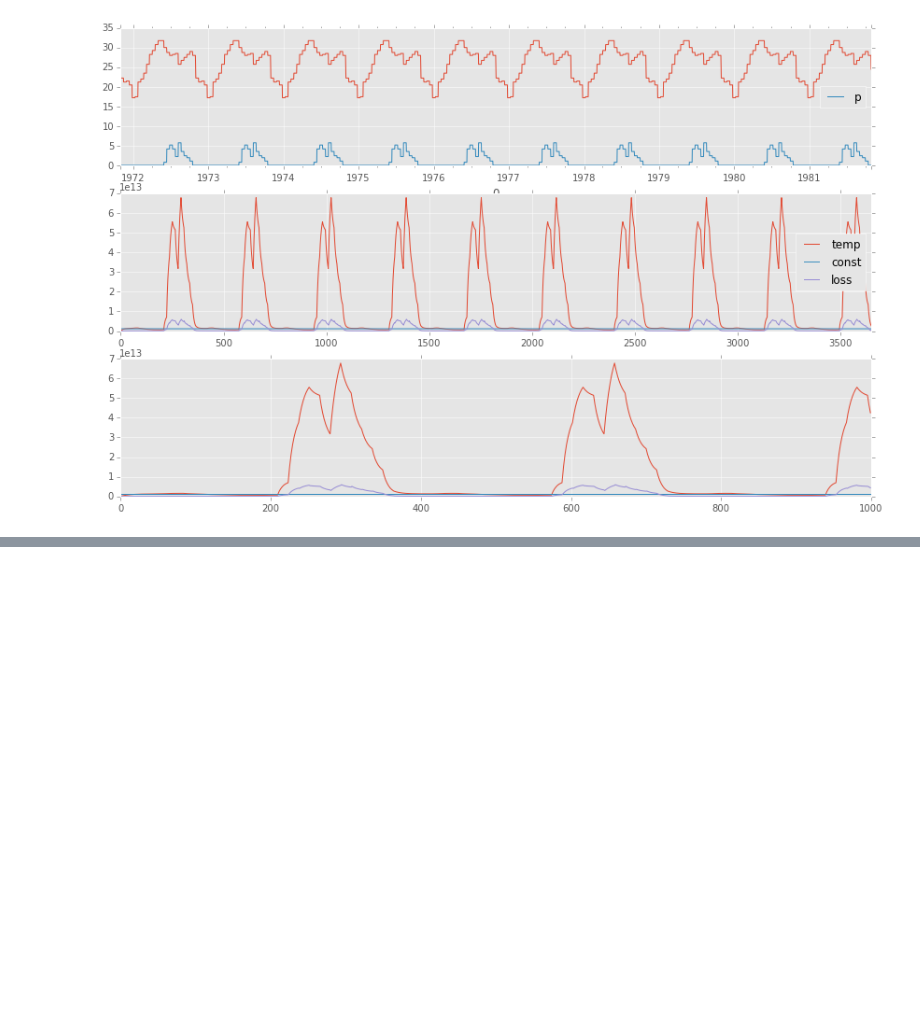
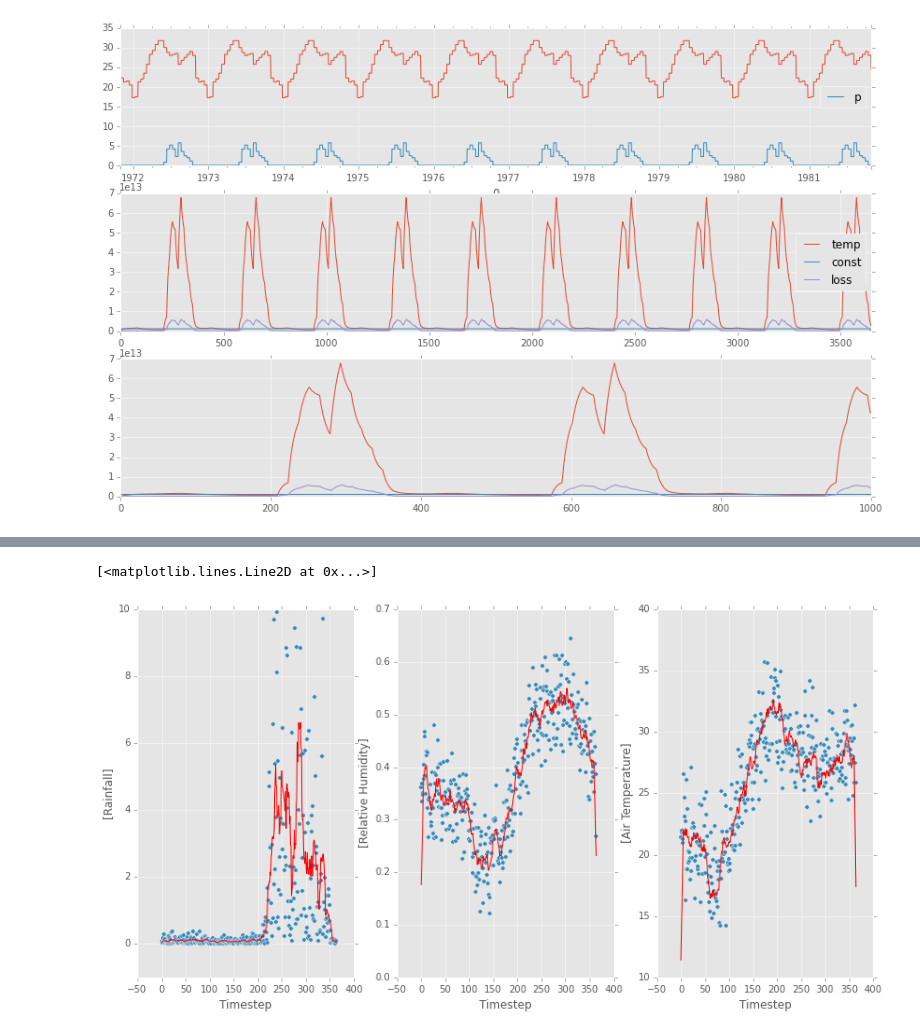
Before and after one commit to abitofalchemy/BioComplexity, a Jupyter notebook: habitat_garki_simulations.ipynb, the cells around one changed output, grey strips where cells are left out. Cells and saved outputs as stored; diff of their text form; code cells hidden in the pictures; blank space fills up the shorter version.

```diff
--- a/habitat_garki_simulations.ipynb
+++ b/habitat_garki_simulations.ipynb
@@ -120,0 +185,25 @@ ax1.plot(H[:][:1000])
+# %%
+### Closer look at Humidity
+fig, axes = plt.subplots(1, 3, figsize=(14, 7));
+
+def movingaverage(interval, window_size):
+    window= np.ones(int(window_size))/float(window_size)
+    return np.convolve(interval, window, 'same')
+
+g_df.plot(x='Timestep', y=['Rainfall'],kind="scatter", ax=axes[0])
+y_av = movingaverage(g_df['Rainfall'], 10)
+axes[0].plot (g_df['Timestep'], y_av, 'r')
+axes[0].set_ylim(-1,10)
+
+g_df.plot(x='Timestep', y=['Relative Humidity'],kind="scatter", ax=axes[1])
+y_av = movingaverage(g_df['Relative Humidity'], 10)
+axes[1].plot (g_df['Timestep'], y_av, 'r')
+
+
+g_df.plot(x='Timestep', y=['Land Temperature'], kind="scatter", ax=axes[2])
+g_df.plot(x='Timestep', y=['Air Temperature'],  kind="scatter", ax=axes[2])
+y_av = movingaverage(g_df['Land Temperature'], 10)
+axes[2].plot (g_df['Timestep'], y_av, 'r')
+# %% [output]
+[<matplotlib.lines.Line2D at 0x...>]
+[figure, added]
```
Also changed, not shown: parts of 7 cells of this notebook, 1 other file.
